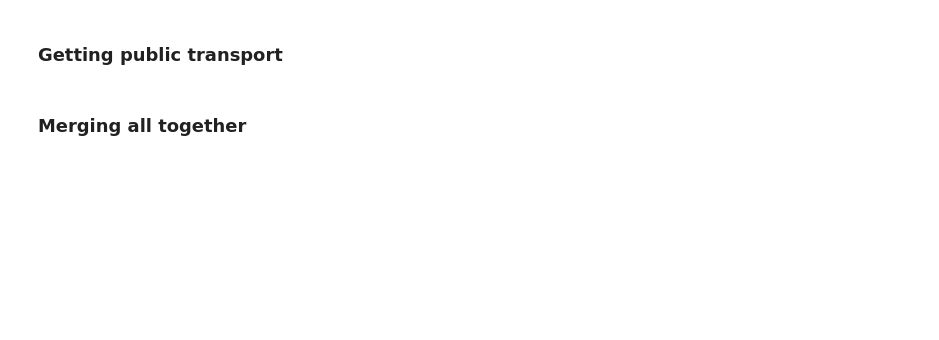
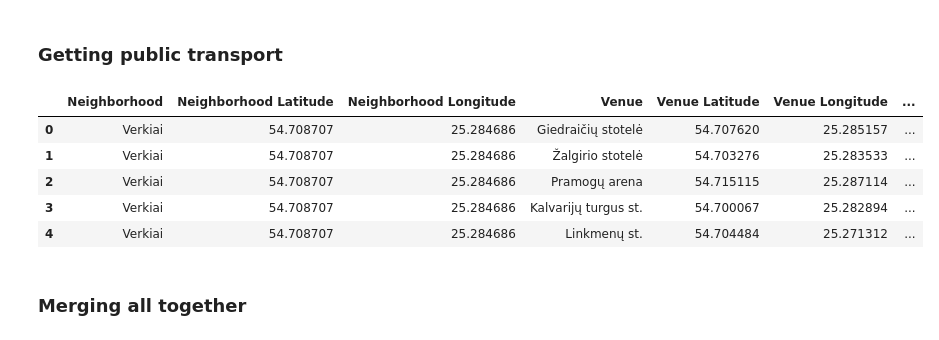
Before and after one commit to gruntoff/Battle-of-Neighborhoods, a Jupyter notebook: The Battle of Neighborhoods - Report.ipynb, the cells around one changed output. Saved outputs shown, nothing was run; the diff lists cells and outputs as text; code cells hidden in the pictures; blank space fills up the shorter version.

```diff
--- a/The Battle of Neighborhoods - Report.ipynb
+++ b/The Battle of Neighborhoods - Report.ipynb
@@ -194,6 +227,15 @@ transport = getNearbyVenues(names=df['Neighborhood'],
 transport.drop_duplicates(inplace=True)
 transport.reset_index(drop=True, inplace=True)
 transport['Venue Category'] = 'Transport'
+# %%
+transport.head()
+# %% [output]
+|  | Neighborhood | Neighborhood Latitude | Neighborhood Longitude | Venue | Venue Latitude | Venue Longitude | ... |
+| 0 | Verkiai | 54.708707 | 25.284686 | Giedraičių stotelė | 54.707620 | 25.285157 | ... |
+| 1 | Verkiai | 54.708707 | 25.284686 | Žalgirio stotelė | 54.703276 | 25.283533 | ... |
+| 2 | Verkiai | 54.708707 | 25.284686 | Pramogų arena | 54.715115 | 25.287114 | ... |
+| 3 | Verkiai | 54.708707 | 25.284686 | Kalvarijų turgus st. | 54.700067 | 25.282894 | ... |
+| 4 | Verkiai | 54.708707 | 25.284686 | Linkmenų st. | 54.704484 | 25.271312 | ... |
 # %% [markdown]
 ### Merging all together
 # %%
```
Also changed, not shown: parts of 8 cells of this notebook, 1 other file.
